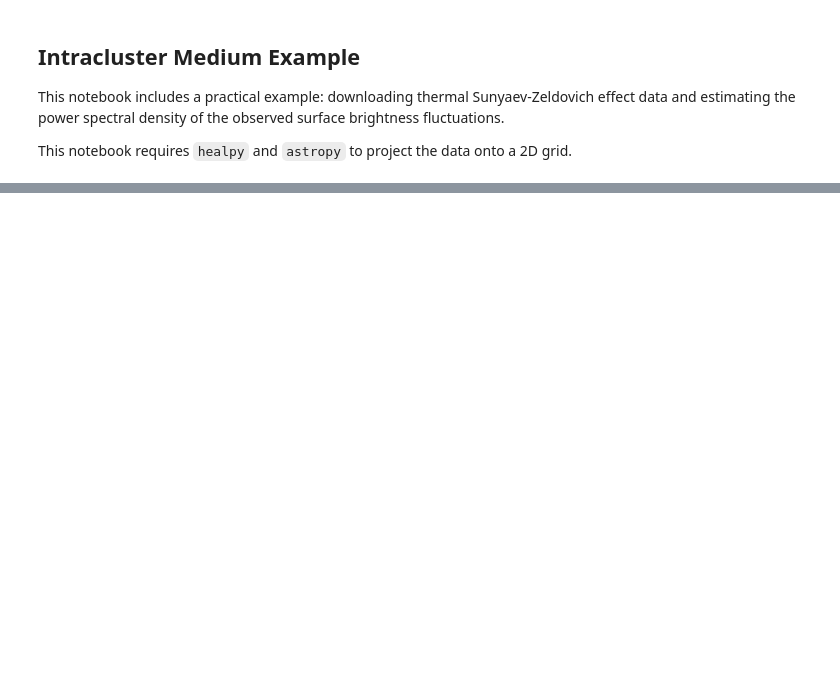
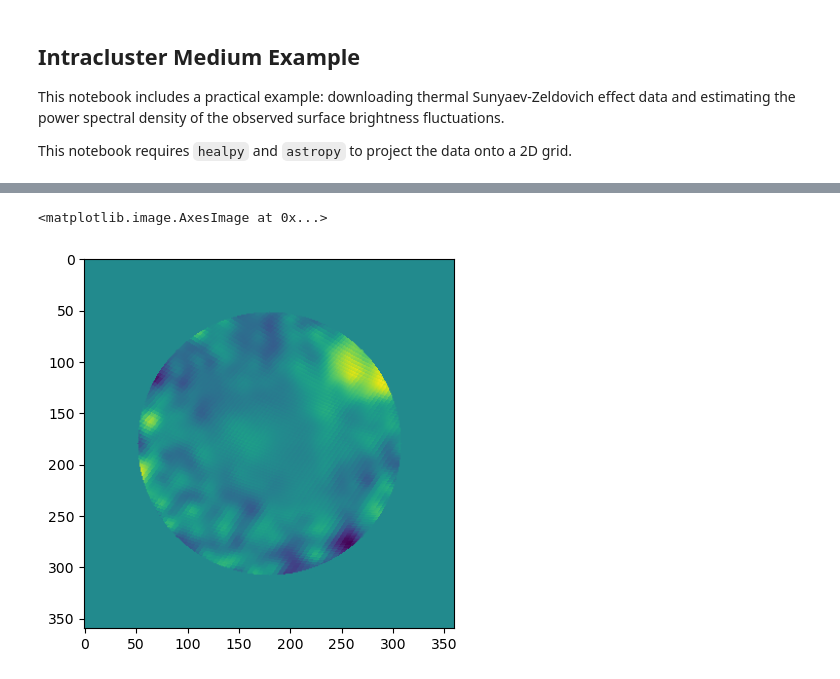
Before and after one commit to mab68/Kea, a Jupyter notebook: docs/source/examples/2_icm_example.ipynb, the cells around one changed output, grey strips where cells are left out. Cells and saved outputs as stored; diff of their text form; code cells hidden in the pictures; blank space fills up the shorter version.

```diff
--- a/docs/source/examples/2_icm_example.ipynb
+++ b/docs/source/examples/2_icm_example.ipynb
@@ -38,0 +173,24 @@ import healpy as hp
+# %%
+## Get physical domain of the observation
+from astropy.cosmology import Planck18 as cosmo
+dtheta = map_reso
+d_A = cosmo.angular_diameter_distance(z=0.023)
+dx_phys = (dtheta * d_A).to(u.kpc, u.dimensionless_angles())
+L_phys = (dx_phys * np.float64(np.shape(image)[0])).value
+L_theta = (dtheta * np.float64(np.shape(image)[0])).value
+## Grid dimensions
+D = 2
+N = np.shape(image)[0]
+grid_dims = (N,)*D
+from kea.utils import geometry
+geometry.DEFAULT_PHYS_SCALE = L_phys
+## turbulence fluctuations
+delta = (image - mean_profile)/mean_profile
+pos = (N//2, N//2)
+grid = np.indices(grid_dims)
+r = np.linalg.norm([grid[i,...] - pos[i] for i in range(len(grid_dims))], axis=0)
+delta[r>128] = 0.
+plt.imshow(delta)
+# %% [output]
+<matplotlib.image.AxesImage at 0x...>
+[figure, added]
```
Also changed, not shown: parts of 12 cells of this notebook, 5 other files.
